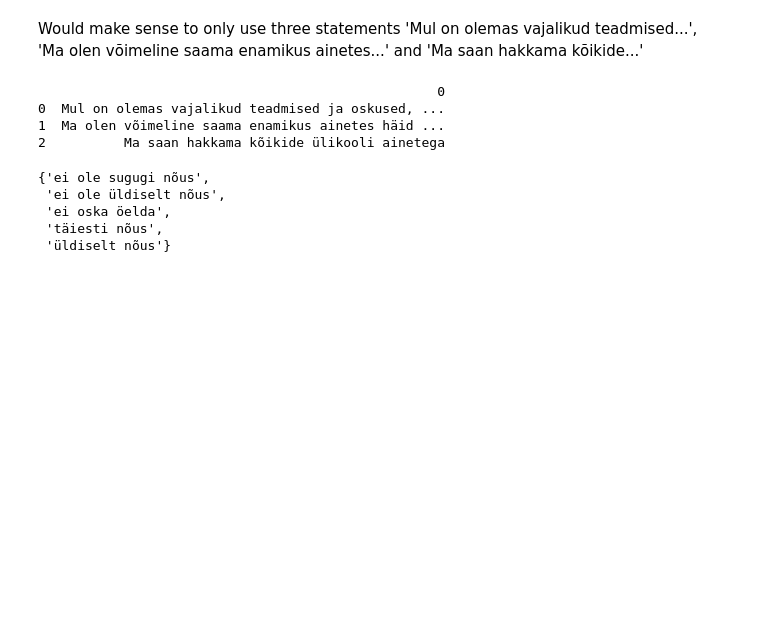
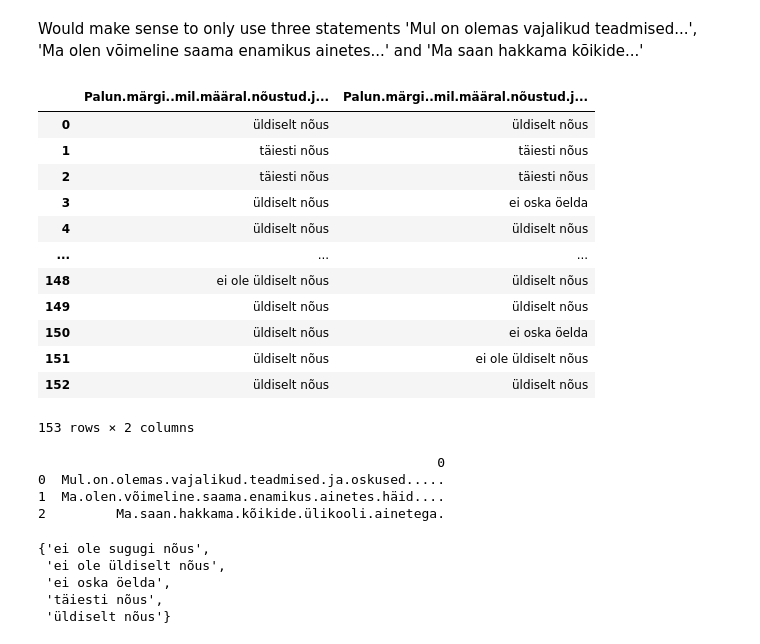
Before and after one commit to mirjampaales/fall2020, a Jupyter notebook: refleks_initial.ipynb, the cells around one changed output. Saved outputs shown, nothing was run; the diff lists cells and outputs as text; code cells hidden in the pictures; blank space fills up the shorter version.

```diff
--- a/refleks_initial.ipynb
+++ b/refleks_initial.ipynb
@@ -51,6 +56,22 @@ Here is a screenshot of the questionnaire:
 ![image.png](embedded-picture-1)
 # %% [markdown]
 Would make sense to only use three statements 'Mul on olemas vajalikud teadmised...', 'Ma olen võimeline saama enamikus ainetes...' and 'Ma saan hakkama kõikide...'
+# %%
+reflex.iloc[:,[10,13]]
+# %% [output]
+|  | Palun.märgi..mil.määral.nõustud.j... | Palun.märgi..mil.määral.nõustud.j... |
+| 0 | üldiselt nõus | üldiselt nõus |
+| 1 | täiesti nõus | täiesti nõus |
+| 2 | täiesti nõus | täiesti nõus |
+| 3 | üldiselt nõus | ei oska öelda |
+| 4 | üldiselt nõus | üldiselt nõus |
+| ... | ... | ... |
+| 148 | ei ole üldiselt nõus | üldiselt nõus |
+| 149 | üldiselt nõus | üldiselt nõus |
+| 150 | üldiselt nõus | ei oska öelda |
+| 151 | üldiselt nõus | ei ole üldiselt nõus |
+| 152 | üldiselt nõus | üldiselt nõus |
+153 rows × 2 columns
 # %%
 #subset the main dataframe for self-efficacy scale
 #self_eff = reflex.iloc[:,10:16]
@@ -59,7 +80,7 @@ self_eff = reflex.iloc[:,[10,13,15]] #as an experimet, let's only use tree state
 #the columns that is the statements are as following
 se_statements = []
 for col in self_eff.columns:
-  title, statement = col.split('. [')
+  title, statement = col.split('...')
   statement = statement.strip(']')
   se_statements.append(statement)
   #print(col)
@@ -67,9 +88,9 @@ se_statements = pd.DataFrame(se_statements)
 print(se_statements)
 # %% [output]
                                                    0
-0  Mul on olemas vajalikud teadmised ja oskused, ...
-1  Ma olen võimeline saama enamikus ainetes häid ...
-2          Ma saan hakkama kõikide ülikooli ainetega
+0  Mul.on.olemas.vajalikud.teadmised.ja.oskused.....
+1  Ma.olen.võimeline.saama.enamikus.ainetes.häid....
+2         Ma.saan.hakkama.kõikide.ülikooli.ainetega.
 # %%
 #lets look at the scale values to order them
 #using a random column that happens to have all of the points on the scale :)
```
Also changed, not shown: parts of 20 cells of this notebook.
